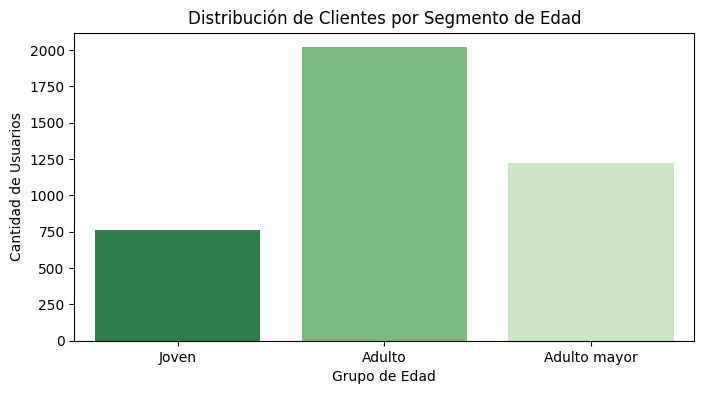
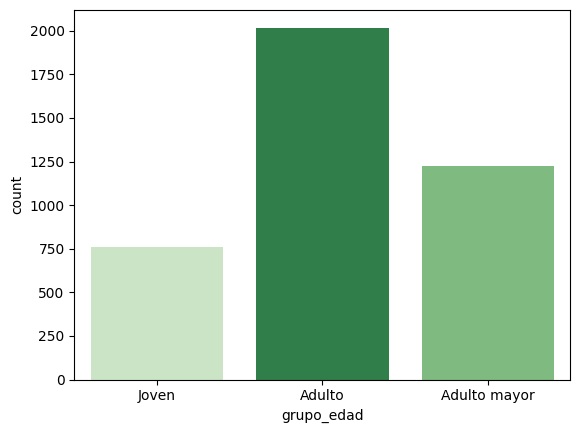
Unified diff of the notebook cell whose output changed from the first chart to the second:
--- before
+++ after
@@ -1,8 +1,9 @@
 # Visualización de los segmentos por edad
-plt.figure(figsize=(8, 4))
-sns.countplot(data=user_profile, x='grupo_edad', order=['Joven', 'Adulto', 'Adulto mayor'], palette='Greens_r')
-
-plt.title('Distribución de Clientes por Segmento de Edad')
-plt.xlabel('Grupo de Edad')
-plt.ylabel('Cantidad de Usuarios')
-plt.show()
+sns.countplot(
+    data=user_profile,
+    x='grupo_edad',
+    order=['Joven', 'Adulto', 'Adulto mayor'],
+    hue='grupo_edad',
+    legend=False,
+    palette='Greens_r'
+)

Commit: Creado con Colab